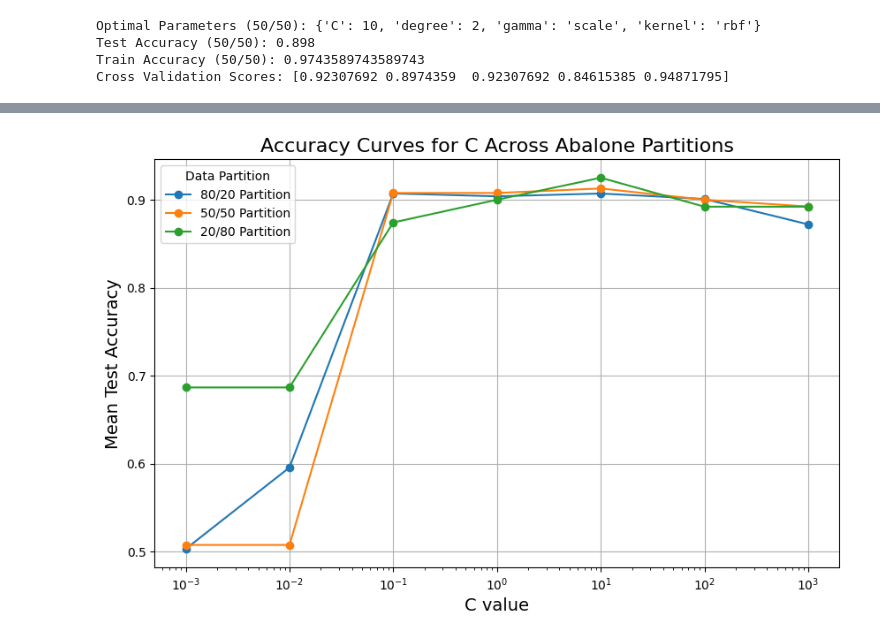
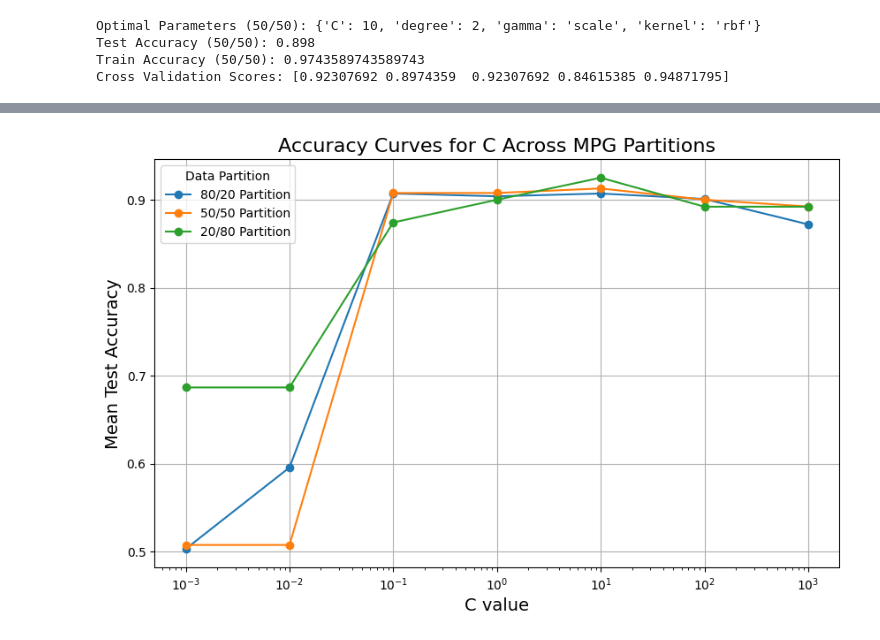
Before and after one commit to E1400/SupervisedML_Algorithm_Analysis, a Jupyter notebook: SVM.ipynb, the cells around one changed output, grey strips where cells are left out. Drawn from its saved outputs; the diff is of its cells as text; code cells hidden in the pictures.

```diff
--- a/SVM.ipynb
+++ b/SVM.ipynb
@@ -562,27 +562,27 @@ plt.show()
 # %%
 partitions = {
     '80/20': (svc_grid_80_20, XM_test_20, YM_test_20),
     '50/50': (svc_grid_50_50, XM_test_50, YM_test_50),
     '20/80': (svc_grid_20_80, XM_test_80, YM_test_80)}
 plt.figure(figsize=(10, 6))
 # Loop through each partition
 for partition_name, (svc_grid, X_test, Y_test) in partitions.items():
     results_df = pd.DataFrame(svc_grid.cv_results_)
     accuracy_curve_data = results_df.groupby('param_C')['mean_test_score'].mean()
     # Plot
     plt.plot(
         accuracy_curve_data.index,
         accuracy_curve_data.values,
         marker='o',
         linestyle='-',
         label=f'{partition_name} Partition')
-plt.title('Accuracy Curves for C Across Abalone Partitions', fontsize=16)
+plt.title('Accuracy Curves for C Across MPG Partitions', fontsize=16)
 plt.xlabel('C value', fontsize=14)
 plt.ylabel('Mean Test Accuracy', fontsize=14)
 plt.xscale('log')
 plt.grid(True)
 plt.legend(title='Data Partition')
 plt.xticks(accuracy_curve_data.index)
 plt.show()
 # %% [output]
-[figure, old version]
+[figure, new version]
```
Also changed, not shown: parts of 2 cells of this notebook, 2 other files.
